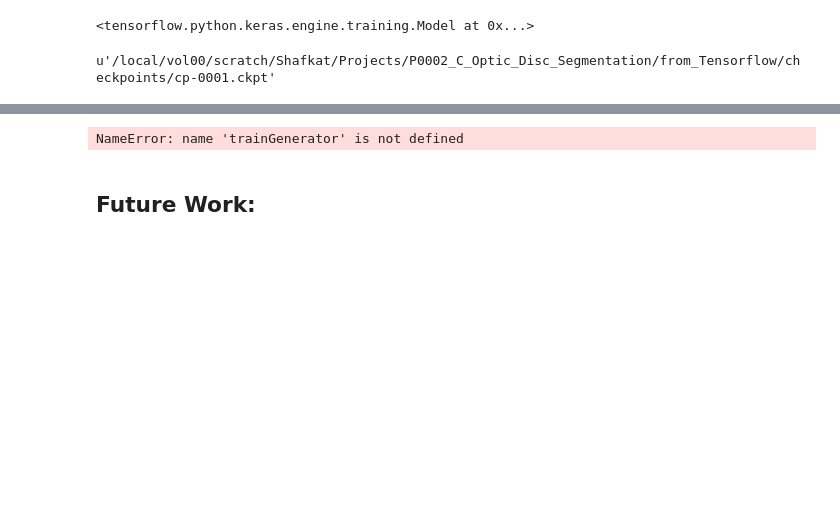
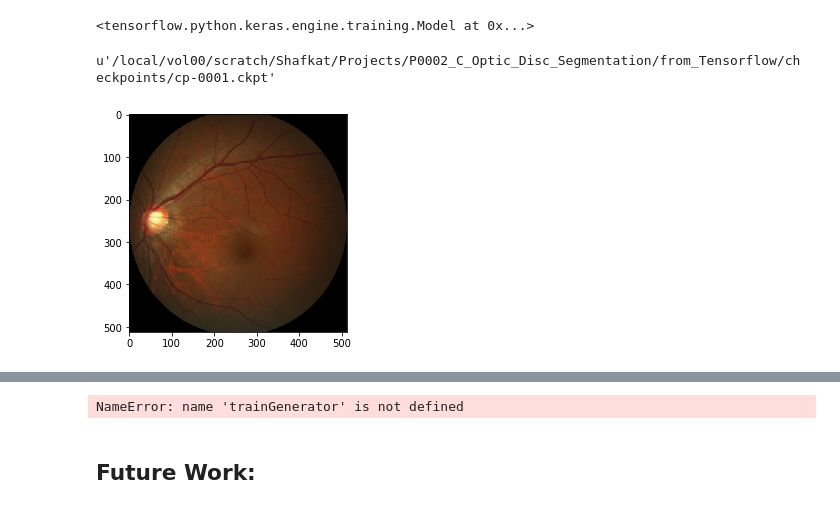
Before and after one commit to mslam/Tensofrlow_Optic_Disc_Segmentation_U-net, a Jupyter notebook: Testing.ipynb, the cells around one changed output, grey strips where cells are left out. Saved outputs shown, nothing was run; the diff lists cells and outputs as text; code cells hidden in the pictures; blank space fills up the shorter version.

```diff
--- a/Testing.ipynb
+++ b/Testing.ipynb
@@ -203,6 +204,11 @@ model = unet()
 model.compile(optimizer = tf.keras.optimizers.Adam(lr = 1e-3), loss = 'binary_crossentropy', metrics = ['accuracy'])
 #model.fit(x_train, y_train, epochs=10, batch_size=20, validation_data = (x_validation,y_validation), callbacks = [cp_callback])
 #score = model.evaluate(x_train, new_y_train, batch_size=12)
+# %%
+plt.imshow(x_train[0])
+plt.show()
+# %% [output]
+[figure, added]
 # %%
 # To test and visualize the output:
 
```
Also changed, not shown: parts of 4 cells of this notebook, 2 other files.
